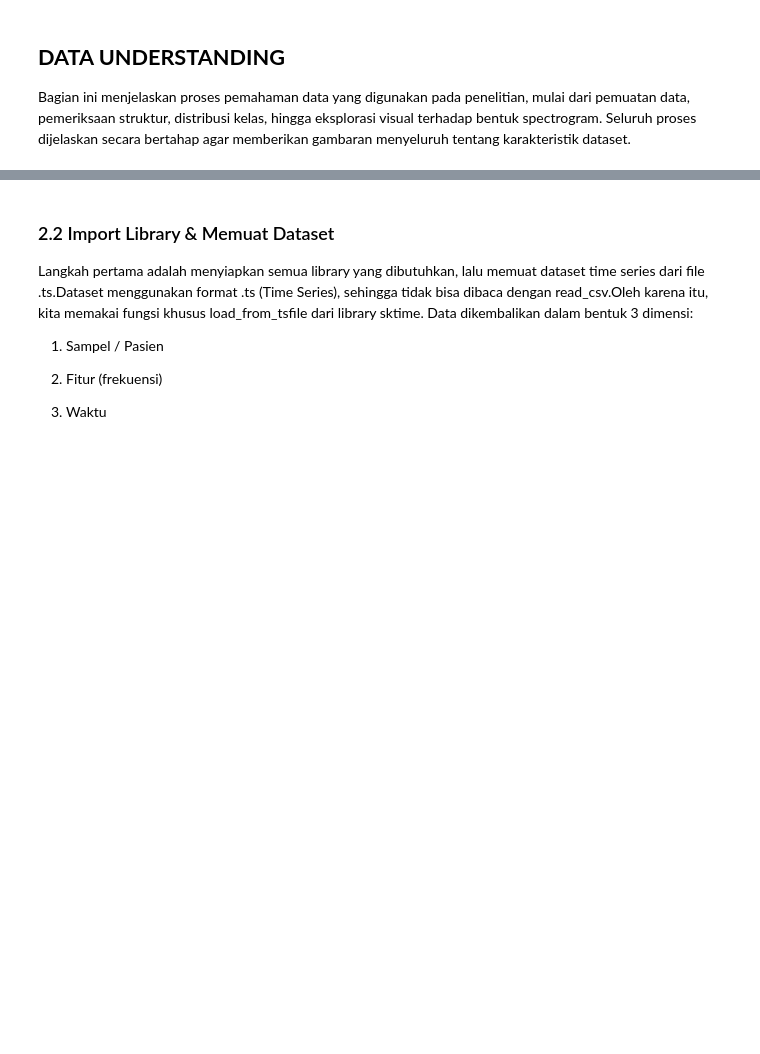
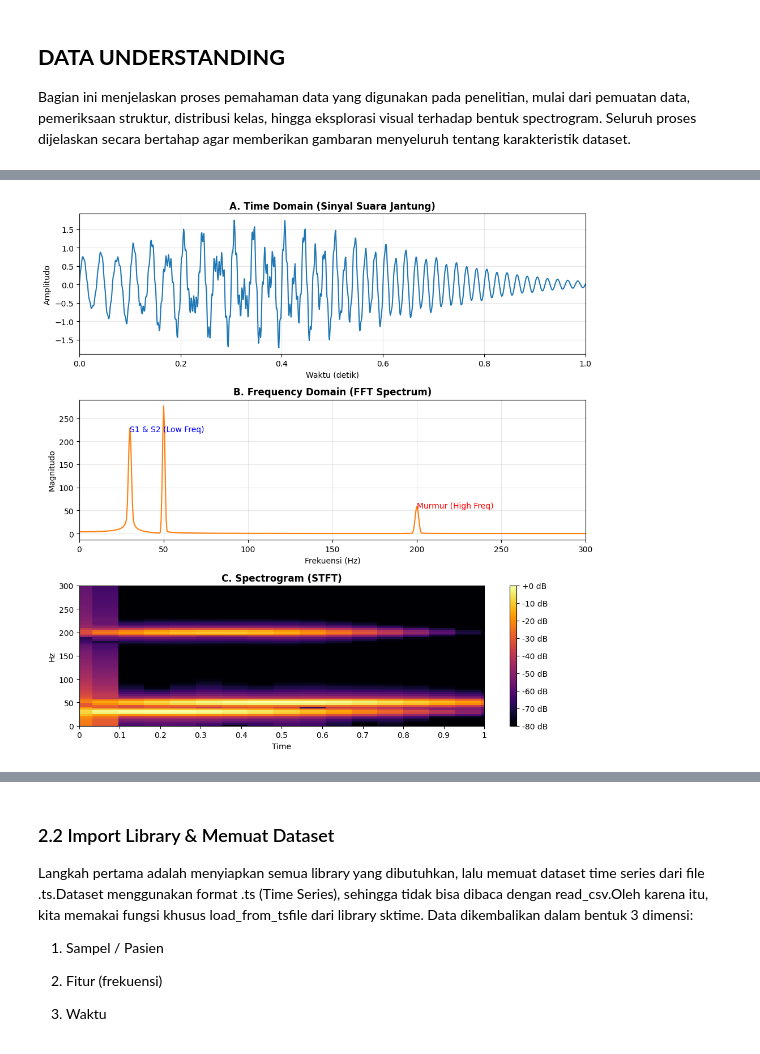
Before and after one commit to AbdiadhaSyabirin19/PSD, a Jupyter notebook: tugas/_build/jupyter_execute/project_akhir.ipynb, the cells around one changed output, grey strips where cells are left out. Saved outputs shown, nothing was run; the diff lists cells and outputs as text; code cells hidden in the pictures; blank space fills up the shorter version.

```diff
--- a/tugas/_build/jupyter_execute/project_akhir.ipynb
+++ b/tugas/_build/jupyter_execute/project_akhir.ipynb
@@ -133,0 +183,68 @@ Dengan menggunakan spectrogram, pola suara jantung—termasuk adanya murmur—da
+# %%
+import numpy as np
+import matplotlib.pyplot as plt
+import librosa
+import librosa.display
+
+# 1. MEMBUAT SINYAL JANTUNG SINTETIS (CONTOH)
+# Kita buat sinyal dummy: "Lub-Dub" (Frekuensi rendah) + "Murmur" (Frekuensi tinggi)
+sr = 1000  # Sample rate
+T = 2.0    # Durasi 2 detik
+t = np.linspace(0, T, int(T*sr))
+
+# Sinyal S1 & S2 (Frekuensi Rendah 30Hz - 50Hz)
+s1 = np.sin(2 * np.pi * 30 * t) * np.exp(-10 * (t - 0.2)**2) # Lub
+s2 = np.sin(2 * np.pi * 50 * t) * np.exp(-10 * (t - 0.5)**2) # Dub
+# Sinyal Murmur (Frekuensi Tinggi 200Hz, muncul di antara S1 dan S2)
+murmur = 0.3 * np.sin(2 * np.pi * 200 * t) * np.exp(-20 * (t - 0.35)**2)
+
+# Gabungkan sinyal
+y = s1 + s2 + murmur
+
+# 2. PROSES FFT (FREQUENCY DOMAIN)
+# Mengubah seluruh sinyal ke frekuensi (Hilang info waktu)
+N = len(y)
+yf = np.fft.fft(y)
+xf = np.fft.fftfreq(N, 1/sr)
+magnitude = np.abs(yf[:N//2]) # Ambil separuh (positif saja)
+
+# 3. PROSES STFT (SPECTROGRAM)
+# Mengubah ke Waktu & Frekuensi
+D = librosa.stft(y, n_fft=256, hop_length=64)
+S_db = librosa.amplitude_to_db(np.abs(D), ref=np.max)
+
+# 4. PLOTTING (VISUALISASI 3 TAHAP)
+plt.figure(figsize=(10, 10))
+
+# Plot 1: Time Domain (Persis gambar Truk bagian atas)
+plt.subplot(3, 1, 1)
+plt.plot(t, y, color='tab:blue')
+plt.title('A. Time Domain (Sinyal Suara Jantung)', fontsize=12, fontweight='bold')
+plt.ylabel('Amplitudo')
+plt.xlabel('Waktu (detik)')
+plt.grid(True, alpha=0.3)
+plt.xlim(0, 1.0)
+
+# Plot 2: Frequency Domain / FFT (Persis gambar Truk bagian bawah)
+plt.subplot(3, 1, 2)
+plt.plot(xf[:N//2], magnitude, color='tab:orange')
+plt.title('B. Frequency Domain (FFT Spectrum)', fontsize=12, fontweight='bold')
+plt.ylabel('Magnitudo')
+plt.xlabel('Frekuensi (Hz)')
+plt.grid(True, alpha=0.3)
+plt.xlim(0, 300) # Fokus ke 0-300 Hz
+plt.text(30, max(magnitude)*0.8, 'S1 & S2 (Low Freq)', color='blue')
+plt.text(200, max(magnitude)*0.2, 'Murmur (High Freq)', color='red')
+
+# Plot 3: Spectrogram (Hasil Akhir)
+plt.subplot(3, 1, 3)
+librosa.display.specshow(S_db, sr=sr, hop_length=64, x_axis='time', y_axis='hz', cmap='inferno')
+plt.title('C. Spectrogram (STFT)', fontsize=12, fontweight='bold')
+plt.colorbar(format='%+2.0f dB')
+plt.ylim(0, 300)
+plt.xlim(0, 1.0)
+
+plt.tight_layout()
+plt.show()
+# %% [output]
+[figure, added]
```
Also changed, not shown: parts of 2 cells of this notebook, 10 other files.
